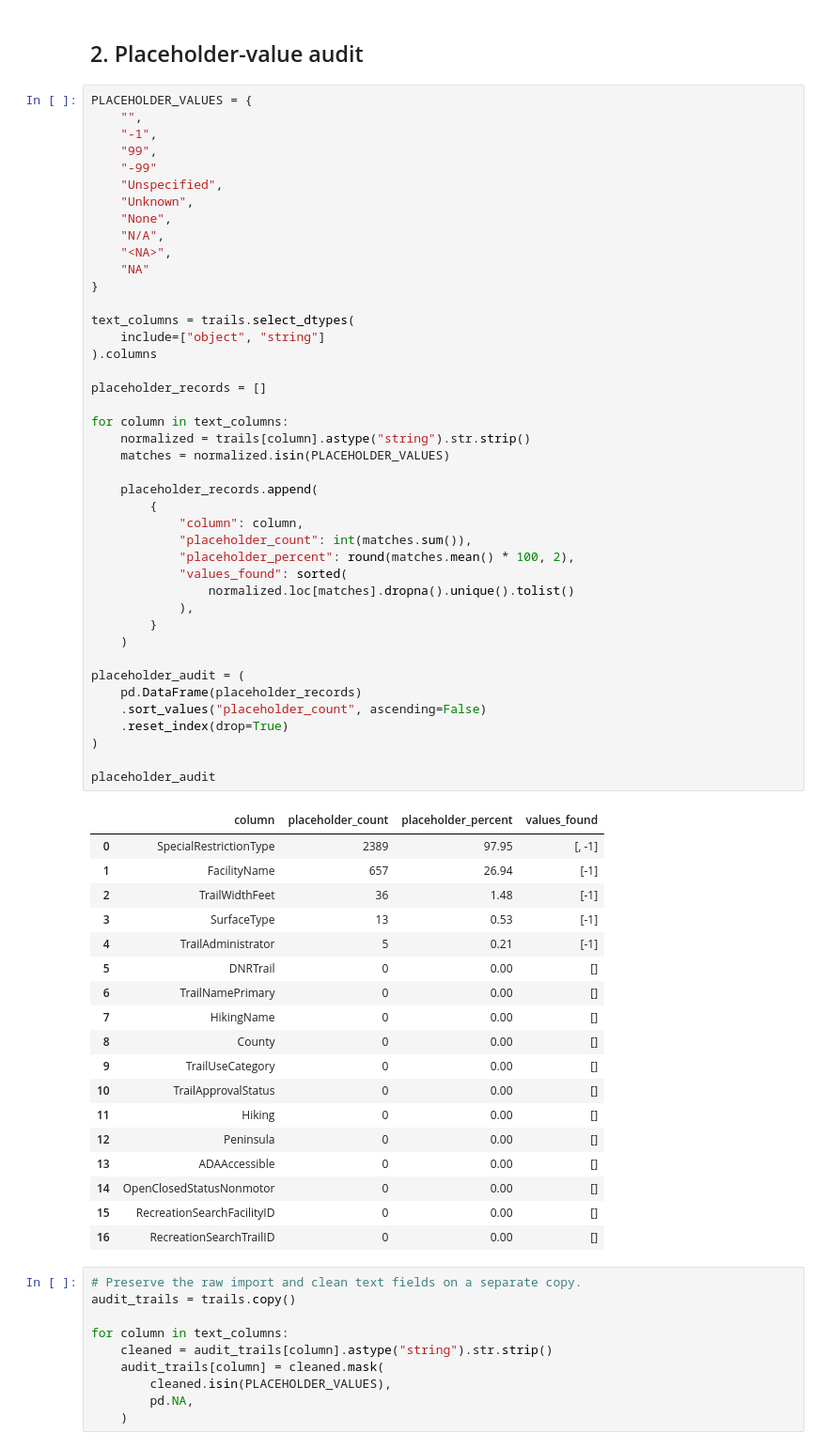
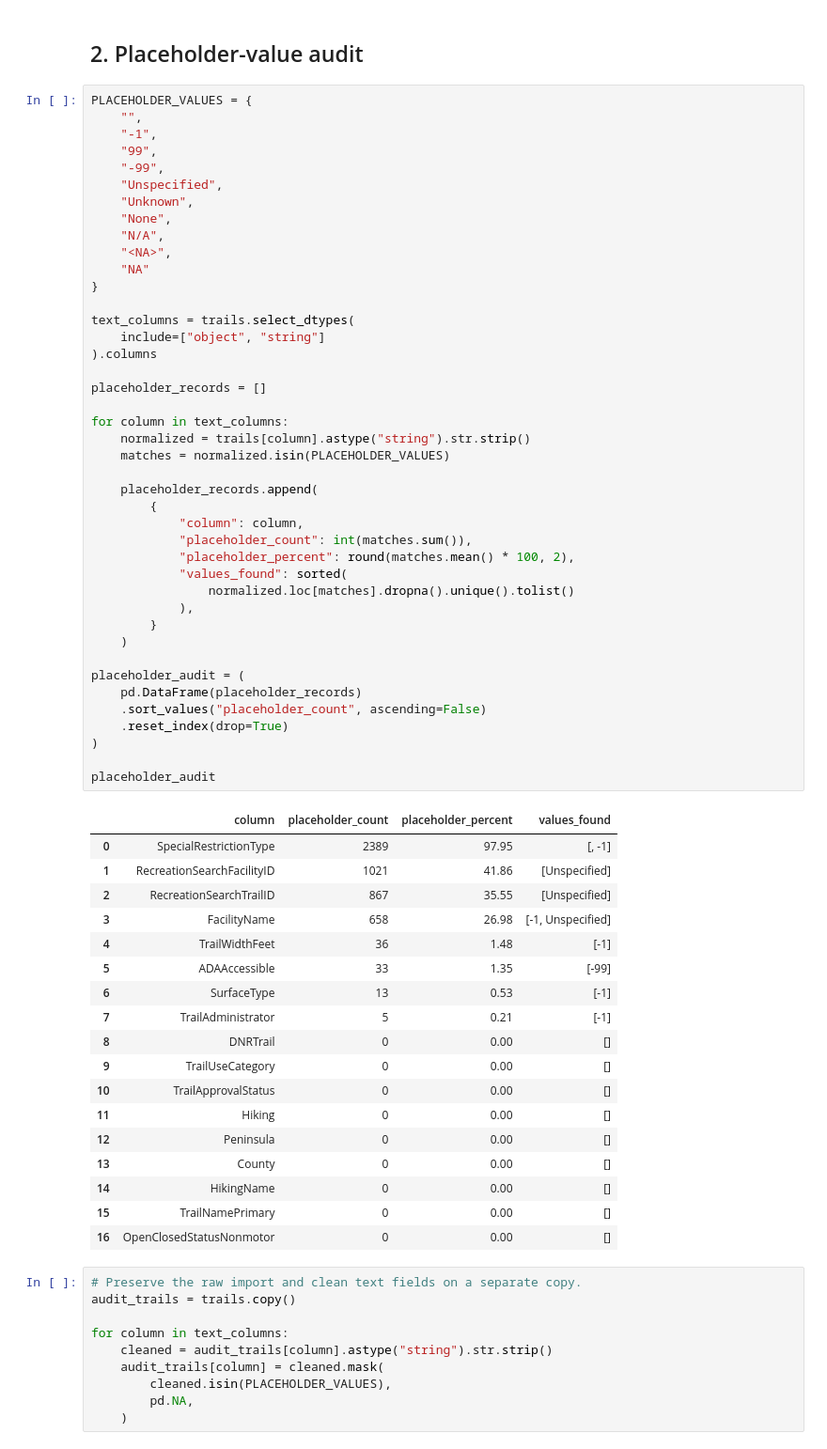
Before and after one commit to RayofData/whats-up-outdoors, a Jupyter notebook: notebooks/01_trail_data_audit.ipynb, the cells around one changed output. Shown at 94% size. Drawn from its saved outputs; the diff is of its cells as text.

```diff
--- a/notebooks/01_trail_data_audit.ipynb
+++ b/notebooks/01_trail_data_audit.ipynb
@@ -66,7 +66,7 @@ PLACEHOLDER_VALUES = {
     "",
     "-1",
     "99",
-    "-99"
+    "-99",
     "Unspecified",
     "Unknown",
     "None",
@@ -79,49 +79,49 @@ text_columns = trails.select_dtypes(
     include=["object", "string"]
 ).columns
 
 placeholder_records = []
 
 for column in text_columns:
     normalized = trails[column].astype("string").str.strip()
     matches = normalized.isin(PLACEHOLDER_VALUES)
 
     placeholder_records.append(
         {
             "column": column,
             "placeholder_count": int(matches.sum()),
             "placeholder_percent": round(matches.mean() * 100, 2),
             "values_found": sorted(
                 normalized.loc[matches].dropna().unique().tolist()
             ),
         }
     )
 
 placeholder_audit = (
     pd.DataFrame(placeholder_records)
     .sort_values("placeholder_count", ascending=False)
     .reset_index(drop=True)
 )
 
 placeholder_audit
 # %% [output]
 |  | column | placeholder_count | placeholder_percent | values_found |
 | 0 | SpecialRestrictionType | 2389 | 97.95 | [, -1] |
-| 1 | FacilityName | 657 | 26.94 | [-1] |
-| 2 | TrailWidthFeet | 36 | 1.48 | [-1] |
-| 3 | SurfaceType | 13 | 0.53 | [-1] |
-| 4 | TrailAdministrator | 5 | 0.21 | [-1] |
-| 5 | DNRTrail | 0 | 0.00 | [] |
-| 6 | TrailNamePrimary | 0 | 0.00 | [] |
-| 7 | HikingName | 0 | 0.00 | [] |
-| 8 | County | 0 | 0.00 | [] |
+| 1 | RecreationSearchFacilityID | 1021 | 41.86 | [Unspecified] |
+| 2 | RecreationSearchTrailID | 867 | 35.55 | [Unspecified] |
+| 3 | FacilityName | 658 | 26.98 | [-1, Unspecified] |
+| 4 | TrailWidthFeet | 36 | 1.48 | [-1] |
+| 5 | ADAAccessible | 33 | 1.35 | [-99] |
+| 6 | SurfaceType | 13 | 0.53 | [-1] |
+| 7 | TrailAdministrator | 5 | 0.21 | [-1] |
+| 8 | DNRTrail | 0 | 0.00 | [] |
 | 9 | TrailUseCategory | 0 | 0.00 | [] |
 | 10 | TrailApprovalStatus | 0 | 0.00 | [] |
 | 11 | Hiking | 0 | 0.00 | [] |
 | 12 | Peninsula | 0 | 0.00 | [] |
-| 13 | ADAAccessible | 0 | 0.00 | [] |
-| 14 | OpenClosedStatusNonmotor | 0 | 0.00 | [] |
-| 15 | RecreationSearchFacilityID | 0 | 0.00 | [] |
-| 16 | RecreationSearchTrailID | 0 | 0.00 | [] |
+| 13 | County | 0 | 0.00 | [] |
+| 14 | HikingName | 0 | 0.00 | [] |
+| 15 | TrailNamePrimary | 0 | 0.00 | [] |
+| 16 | OpenClosedStatusNonmotor | 0 | 0.00 | [] |
 # %%
 # Preserve the raw import and clean text fields on a separate copy.
 audit_trails = trails.copy()
```
Also changed, not shown: parts of 1 cell of this notebook, 7 other files.
